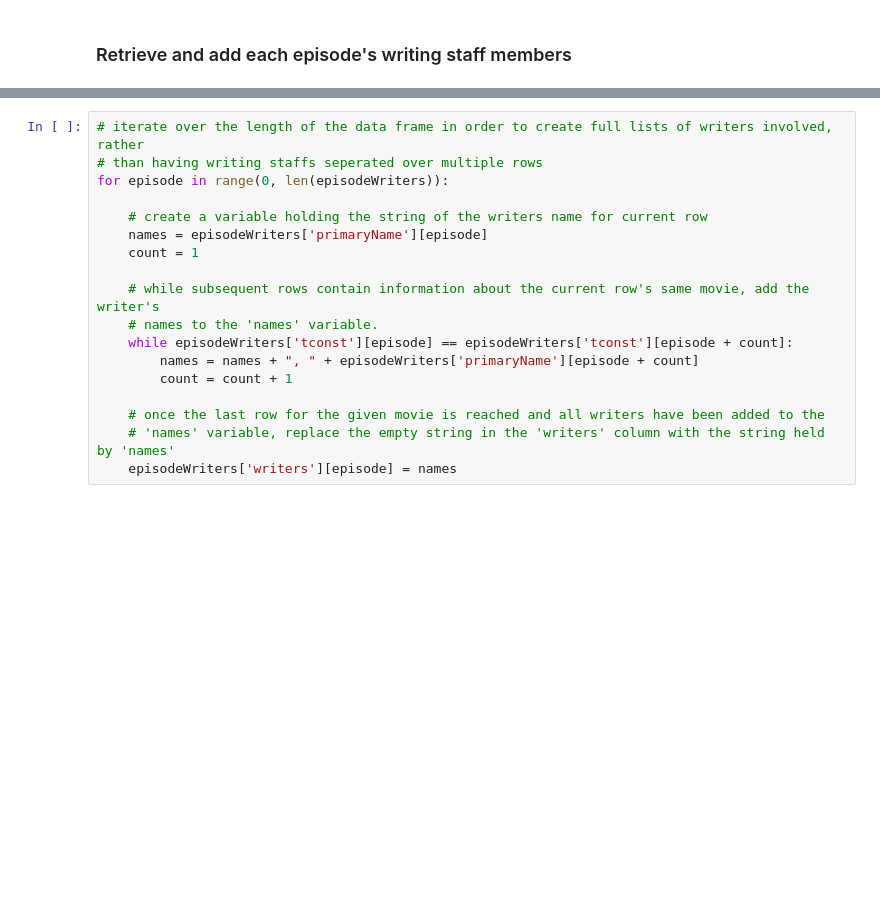
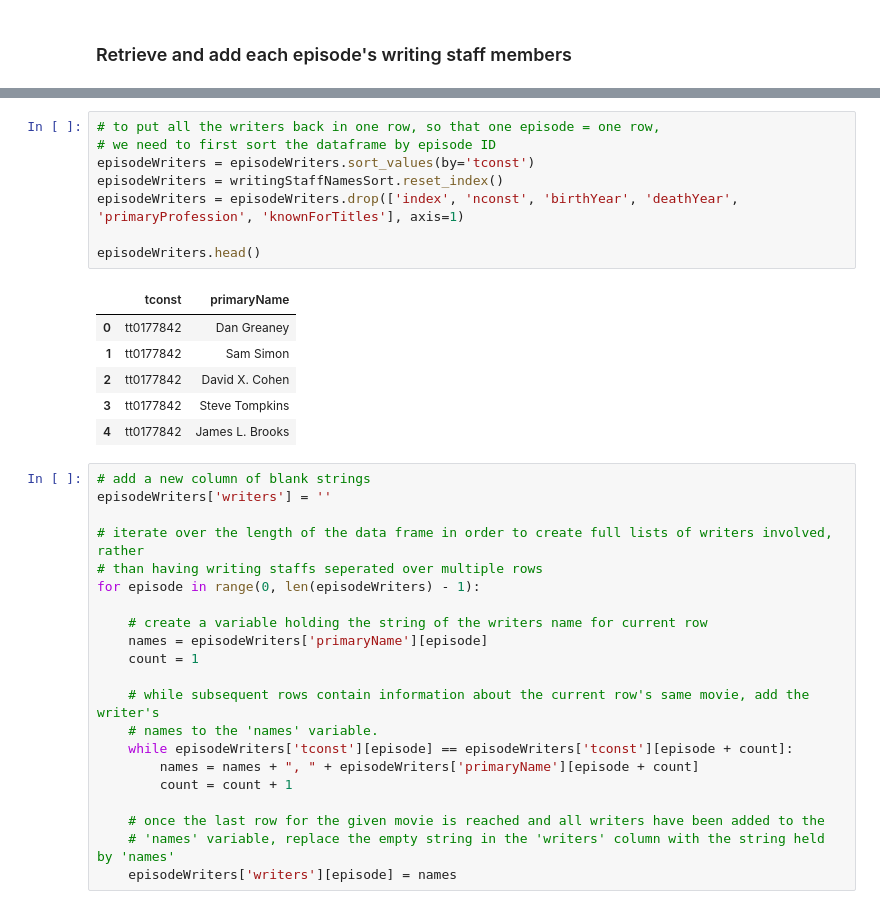
Before and after one commit to OGladfelter/IMDb-Comedies, a Jupyter notebook: imbd-top-comedy-episodes.ipynb, the cells around one changed output, grey strips where cells are left out. Cells and saved outputs as stored; diff of their text form; blank space fills up the shorter version.

```diff
--- a/imbd-top-comedy-episodes.ipynb
+++ b/imbd-top-comedy-episodes.ipynb
@@ -211,7 +233,25 @@ episodeWriters['writers'] = ''
+# %%
+# to put all the writers back in one row, so that one episode = one row,
+# we need to first sort the dataframe by episode ID
+episodeWriters = episodeWriters.sort_values(by='tconst')
+episodeWriters = writingStaffNamesSort.reset_index()
+episodeWriters = episodeWriters.drop(['index', 'nconst', 'birthYear', 'deathYear', 'primaryProfession', 'knownForTitles'], axis=1)
+
+episodeWriters.head()
+# %% [output]
+|  | tconst | primaryName |
+| 0 | tt0177842 | Dan Greaney |
+| 1 | tt0177842 | Sam Simon |
+| 2 | tt0177842 | David X. Cohen |
+| 3 | tt0177842 | Steve Tompkins |
+| 4 | tt0177842 | James L. Brooks |
 # %%
+# add a new column of blank strings
+episodeWriters['writers'] = ''
+
 # iterate over the length of the data frame in order to create full lists of writers involved, rather
 # than having writing staffs seperated over multiple rows
-for episode in range(0, len(episodeWriters)):
+for episode in range(0, len(episodeWriters) - 1):
 
     # create a variable holding the string of the writers name for current row
     names = episodeWriters['primaryName'][episode]
```
Also changed, not shown: parts of 10 cells of this notebook.
